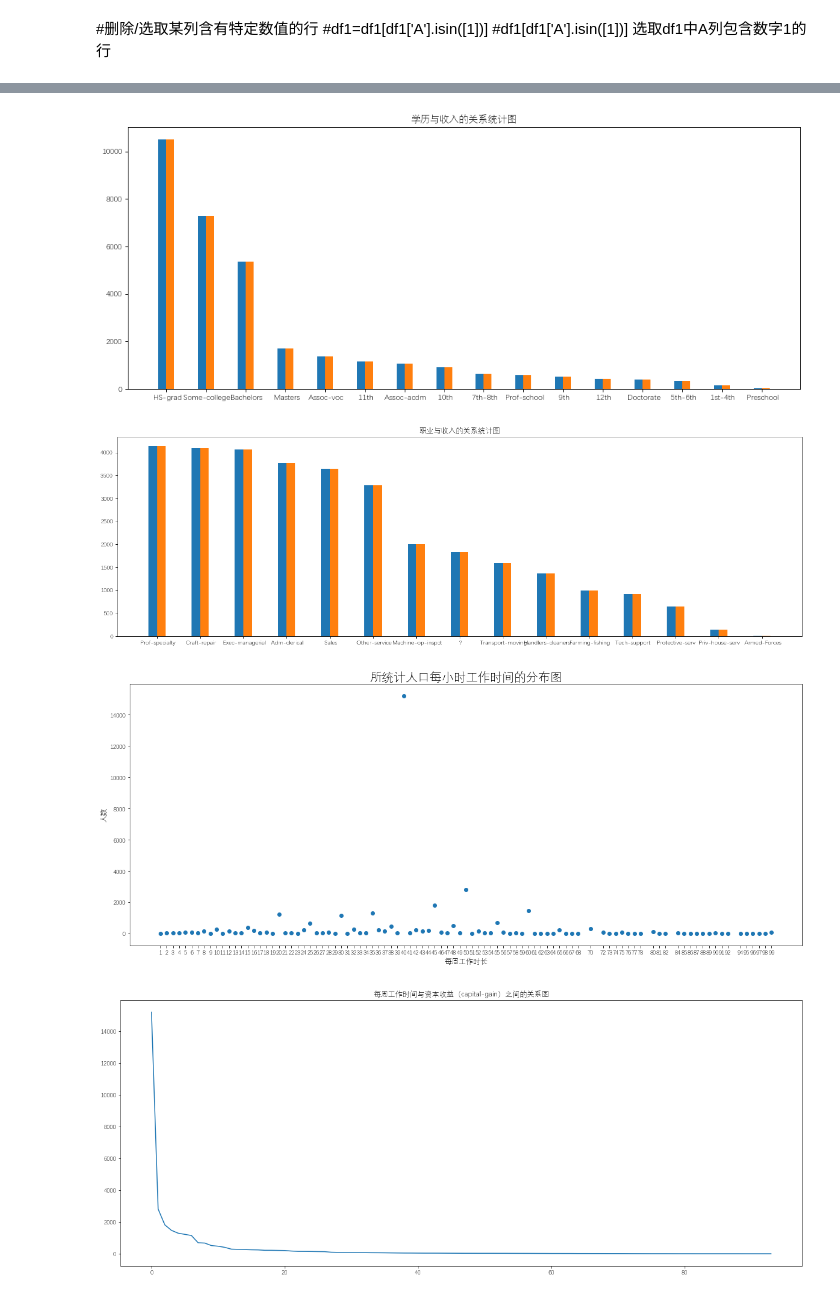
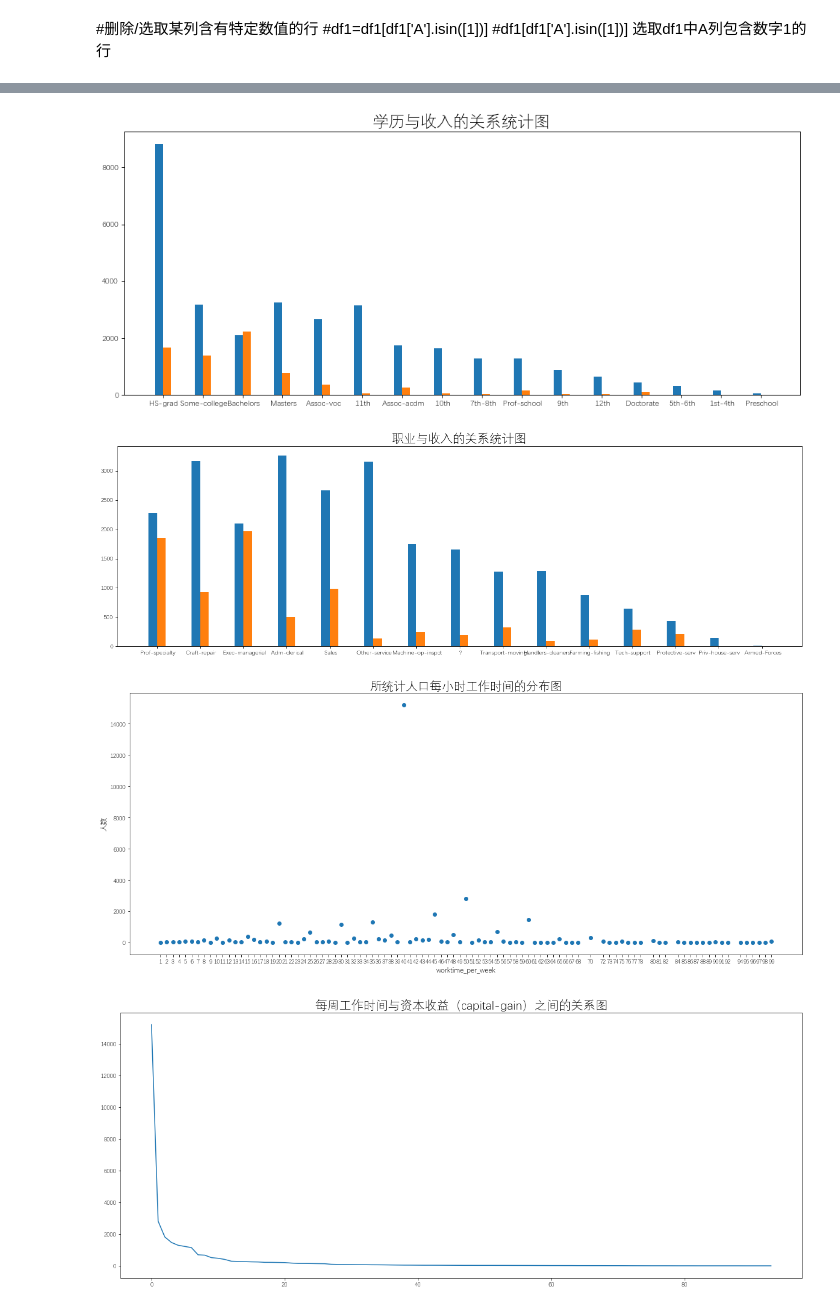
Before and after one commit to EdwardDaChina/Jupter-Learning, a Jupyter notebook: 学习Matplotlib基本绘图方法-checkpoint.ipynb, the cells around one changed output, grey strips where cells are left out. Cells and saved outputs as stored; diff of their text form; code cells hidden in the pictures.

```diff
--- a/学习Matplotlib基本绘图方法-checkpoint.ipynb
+++ b/学习Matplotlib基本绘图方法-checkpoint.ipynb
@@ -103,8 +103,9 @@ import numpy as np
 import pandas as pd
 import matplotlib.pyplot as plt
 
-data=pd.read_csv('adult.csv',header=None, names=["年龄","工作类型","fnlwgt","学历","学历编号","婚姻状况","职业","社会关系","种族","性别","资本收益","资本支出","每周工作时长","祖国","薪资"], encoding='utf_8')
+data=pd.read_csv('adult.csv',header=None, names=["age","工作类型","fnlwgt","education","学历编号","婚姻状况","occupation","社会关系","种族","性别","capital_gain","资本支出","worktime_per_week","祖国","salary"], encoding='utf_8')
 data
 
-data_clean=data[["学历","职业","资本收益","每周工作时长","薪资"]]
+data_clean=data[["education","occupation","capital_gain","worktime_per_week","salary"]]
 data_clean
+data_clean.to_excel("data_clean.xls", encoding = 'utf-8')
@@ -205,49 +302,49 @@ Name: 每周工作时长, Length: 94, dtype: int64
 # %%
-plt.figure(1)
-data_clean['薪资'].value_counts().plot(kind='pie')
-plt.title('薪资水平统计图')
+plt.figure(figsize=(10,8))
+data_clean['salary'].value_counts().plot(kind='pie')
+plt.title('薪资水平统计图',fontsize=20)
 plt.ylabel('')
 plt.rcParams['font.sans-serif']=['Dengxian']
 plt.show()
 
 
 plt.figure(figsize=(15, 6), dpi=80)
-x=range(len(data_clean['学历'].value_counts().index))
-y1=data_clean['学历'].value_counts().values
-y2=data_clean['学历'].value_counts().values
+x=range(len(data_clean['education'].value_counts().index))
+y1=8826,3170,2098,3263,2667,3158,1752,1652,1277,1284,879,645,438,317,162,51
+y2=1675,1387,2221,764,361,60,265,62,40,153,27,33,107,16,6,0
 plt.bar(x,y1, width=0.2)
 plt.bar([i + 0.2 for i in x],y2, width=0.2)
-plt.xticks([i + 0.1 for i in x], data_clean['学历'].value_counts().index)
-plt.title('学历与收入的关系统计图')
+plt.xticks([i + 0.1 for i in x], data_clean['education'].value_counts().index)
+plt.title('学历与收入的关系统计图',fontsize=20)
 plt.show()
 
 
 plt.figure(figsize=(20, 6), dpi=80)
-x=range(len(data_clean['职业'].value_counts().index))
-y1=data_clean['职业'].value_counts().values
-y2=data_clean['职业'].value_counts().values
+x=range(len(data_clean['occupation'].value_counts().index))
+y1=2281,3170,2098,3263,2667,3158,1752,1652,1277,1284,879,645,438,148,8
+y2=1859, 929,1968,507,983,137,250,191,320,86,115,283,211,1,1
 plt.bar(x,y1, width=0.2)
 plt.bar([i + 0.2 for i in x],y2, width=0.2)
-plt.xticks([i + 0.1 for i in x], data_clean['职业'].value_counts().index)
-plt.title('职业与收入的关系统计图')
+plt.xticks([i + 0.1 for i in x], data_clean['occupation'].value_counts().index)
+plt.title('职业与收入的关系统计图',fontsize=20)
 plt.show()
 
 
 plt.figure(figsize=(20,8))
-x=data_clean['每周工作时长'].value_counts().index
-y=data_clean['每周工作时长'].value_counts().values
+x=data_clean['worktime_per_week'].value_counts().index
+y=data_clean['worktime_per_week'].value_counts().values
 plt.scatter(x,y)
-plt.xticks(data_clean['每周工作时长'].value_counts().index)
+plt.xticks(data_clean['worktime_per_week'].value_counts().index)
 plt.title('所统计人口每小时工作时间的分布图',fontsize=20)
-plt.xlabel('每周工作时长',fontsize=12)
+plt.xlabel('worktime_per_week',fontsize=12)
 plt.ylabel('人数',fontsize=12)
 plt.show()
 
 
 plt.figure(figsize=(20,8))
-x=range(len(data_clean['每周工作时长'].value_counts().index))
-y=data_clean['每周工作时长'].value_counts().values
+x=range(len(data_clean['worktime_per_week'].value_counts().index))
+y=data_clean['worktime_per_week'].value_counts().values
 plt.plot(x,y)
-plt.title('每周工作时间与资本收益（capital-gain）之间的关系图')
+plt.title('每周工作时间与资本收益（capital-gain）之间的关系图',fontsize=20)
 plt.show()
 # %% [output]
@@ -255,4 +352,4 @@ plt.show()
-[figure, old version]
+[figure, new version]
-[figure, old version]
+[figure, new version]
 [figure]
-[figure, old version]
+[figure, new version]
```
Also changed, not shown: parts of 21 cells of this notebook, 1 other file.
